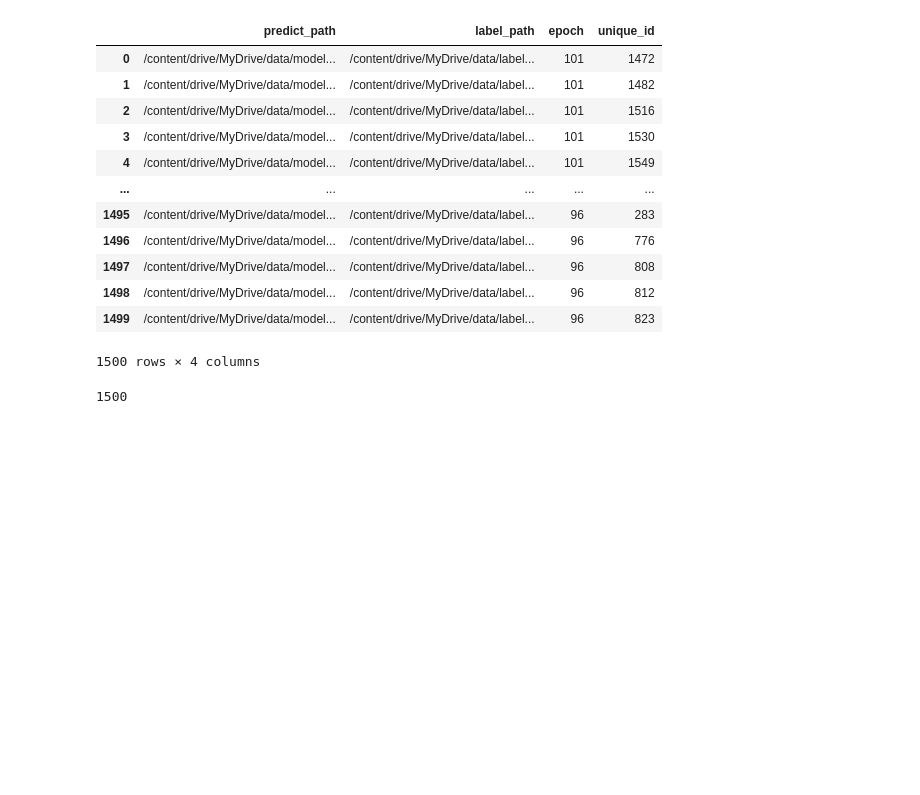
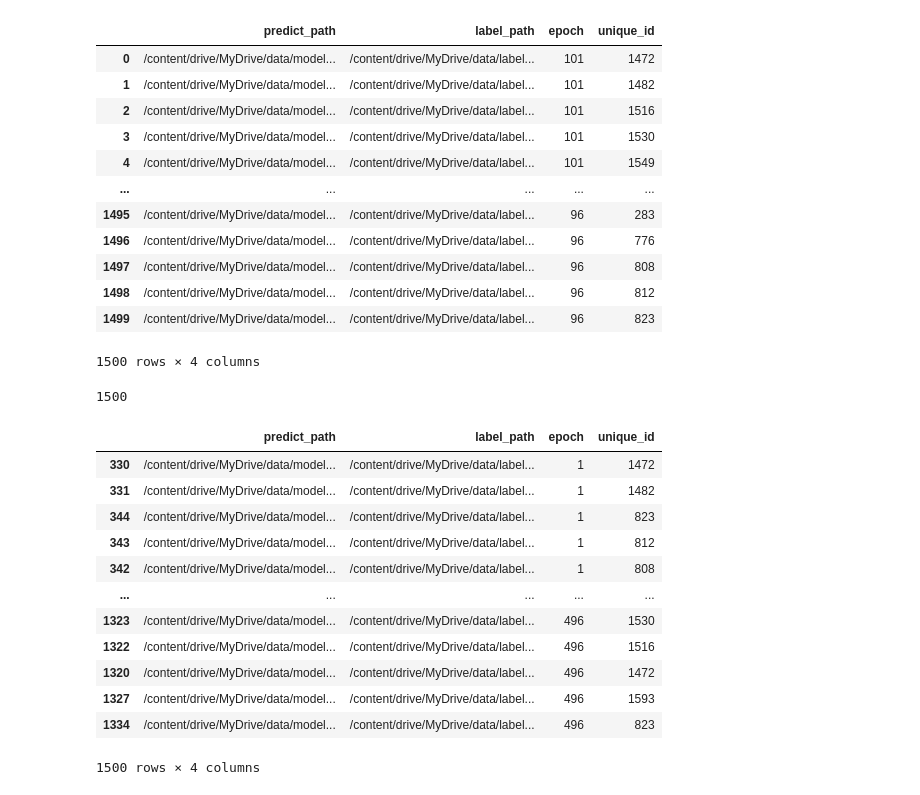
Before and after one commit to MadmanMarble/MadmanMarble, a Jupyter notebook: Untitled48.ipynb, the cells around one changed output. Saved outputs shown, nothing was run; the diff lists cells and outputs as text; code cells hidden in the pictures; blank space fills up the shorter version.

```diff
--- a/Untitled48.ipynb
+++ b/Untitled48.ipynb
@@ -197,3 +190,19 @@ id_dt_01_ordered_subset = id_dt_01_ordered.head(1000)
+# %%
+id_dt_01_ordered
+# %% [output]
+|  | predict_path | label_path | epoch | unique_id |
+| 330 | /content/drive/MyDrive/data/model... | /content/drive/MyDrive/data/label... | 1 | 1472 |
+| 331 | /content/drive/MyDrive/data/model... | /content/drive/MyDrive/data/label... | 1 | 1482 |
+| 344 | /content/drive/MyDrive/data/model... | /content/drive/MyDrive/data/label... | 1 | 823 |
+| 343 | /content/drive/MyDrive/data/model... | /content/drive/MyDrive/data/label... | 1 | 812 |
+| 342 | /content/drive/MyDrive/data/model... | /content/drive/MyDrive/data/label... | 1 | 808 |
+| ... | ... | ... | ... | ... |
+| 1323 | /content/drive/MyDrive/data/model... | /content/drive/MyDrive/data/label... | 496 | 1530 |
+| 1322 | /content/drive/MyDrive/data/model... | /content/drive/MyDrive/data/label... | 496 | 1516 |
+| 1320 | /content/drive/MyDrive/data/model... | /content/drive/MyDrive/data/label... | 496 | 1472 |
+| 1327 | /content/drive/MyDrive/data/model... | /content/drive/MyDrive/data/label... | 496 | 1593 |
+| 1334 | /content/drive/MyDrive/data/model... | /content/drive/MyDrive/data/label... | 496 | 823 |
+1500 rows × 4 columns
 # %%
 def process_rasters(df):
     results = []
```
Also changed, not shown: parts of 30 cells of this notebook.
